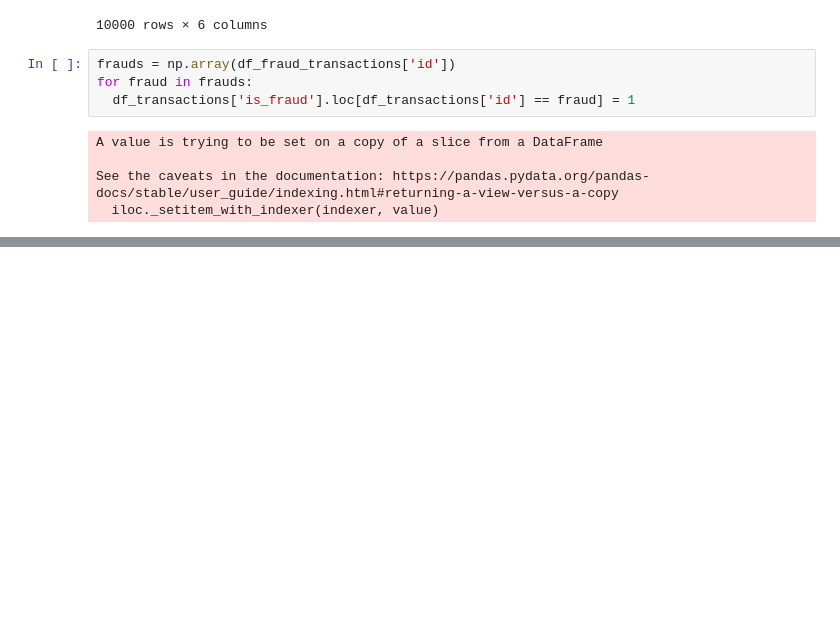
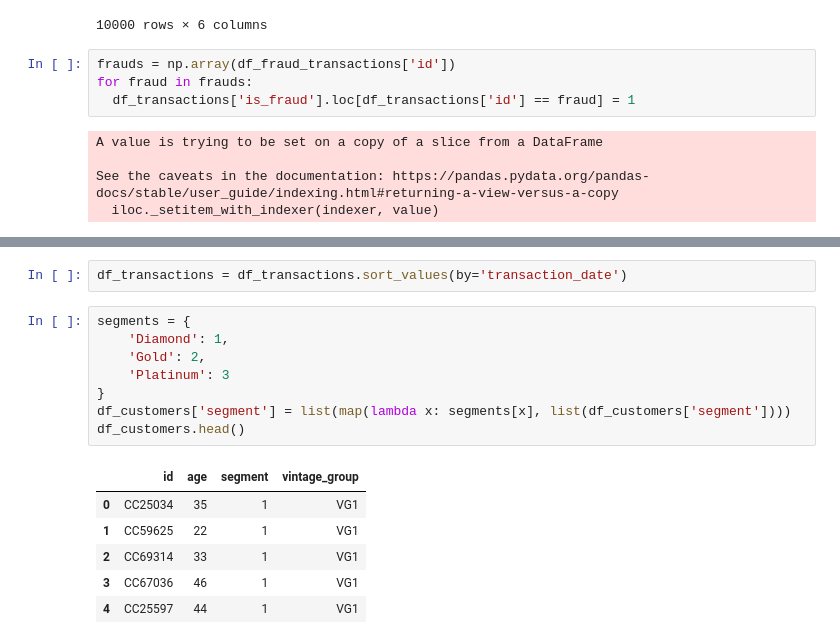
Before and after one commit to Eric-Mendes/conta-stone-data-challenge, a Jupyter notebook: data_analyses.ipynb, the cells around one changed output, grey strips where cells are left out. Saved outputs shown, nothing was run; the diff lists cells and outputs as text; blank space fills up the shorter version.

```diff
--- a/data_analyses.ipynb
+++ b/data_analyses.ipynb
@@ -338,0 +373,17 @@ df_transactions
+# %%
+df_transactions = df_transactions.sort_values(by='transaction_date')
+# %%
+segments = {
+    'Diamond': 1,
+    'Gold': 2,
+    'Platinum': 3
+}
+df_customers['segment'] = list(map(lambda x: segments[x], list(df_customers['segment'])))
+df_customers.head()
+# %% [output]
+|  | id | age | segment | vintage_group |
+| 0 | CC25034 | 35 | 1 | VG1 |
+| 1 | CC59625 | 22 | 1 | VG1 |
+| 2 | CC69314 | 33 | 1 | VG1 |
+| 3 | CC67036 | 46 | 1 | VG1 |
+| 4 | CC25597 | 44 | 1 | VG1 |
```
Also changed, not shown: parts of 37 cells of this notebook.
